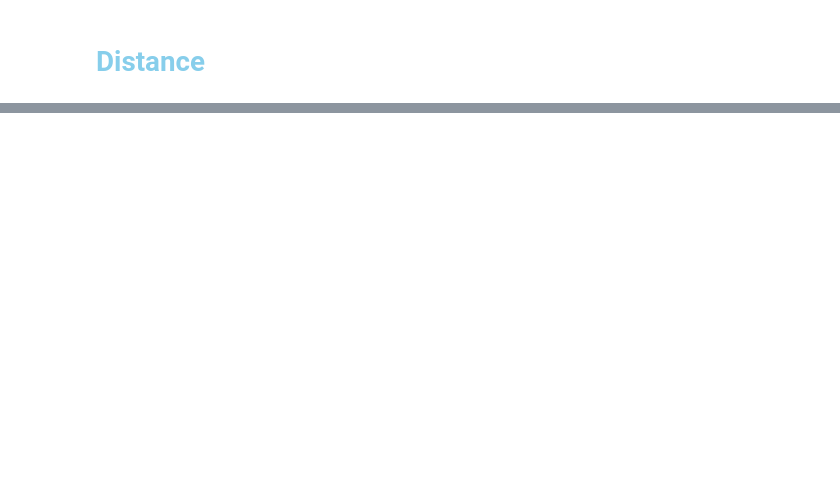
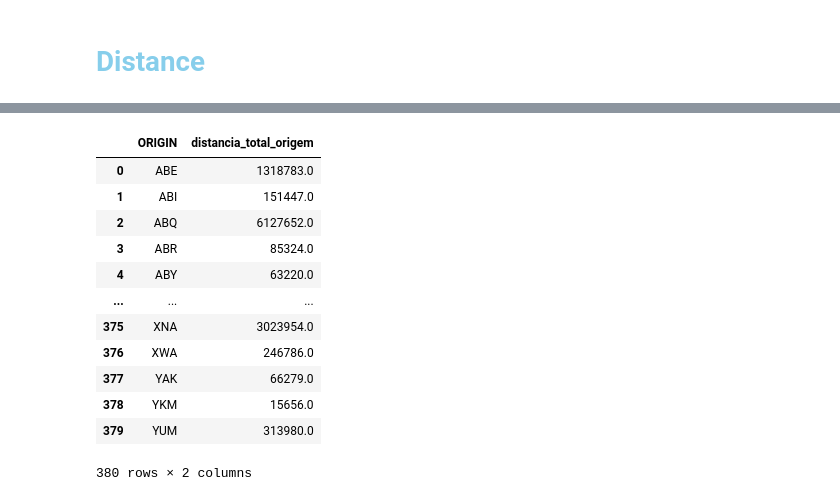
Before and after one commit to BrunoAfonso18/sdw, a Jupyter notebook: flights.ipynb, the cells around one changed output, grey strips where cells are left out. Drawn from its saved outputs; the diff is of its cells as text; code cells hidden in the pictures; blank space fills up the shorter version.

```diff
--- a/flights.ipynb
+++ b/flights.ipynb
@@ -447,2 +480,8 @@ airline_data.head()
 # %% [markdown]
 # <b></span><span style='color:#87CEEB'> Distance</span></b>
+# %%
+df_flights['ROTA'] = df_flights['ORIGIN'] + '-' + df_flights['DEST']
+rotas_ordenadas = df_flights[['ROTA', 'DISTANCE']].drop_duplicates().sort_values(by='DISTANCE', ascending=False)
+rotas_longas = rotas_ordenadas.head(10)
+rotas_curtas = rotas_ordenadas.tail(10)
+rotas_longas
@@ -448,0 +514,17 @@ airline_data.head()
+# %%
+distancia_total_origem = df_flights.groupby('ORIGIN')['DISTANCE'].sum().reset_index(name='distancia_total_origem')
+distancia_total_origem
+# %% [output]
+|  | ORIGIN | distancia_total_origem |
+| 0 | ABE | 1318783.0 |
+| 1 | ABI | 151447.0 |
+| 2 | ABQ | 6127652.0 |
+| 3 | ABR | 85324.0 |
+| 4 | ABY | 63220.0 |
+| ... | ... | ... |
+| 375 | XNA | 3023954.0 |
+| 376 | XWA | 246786.0 |
+| 377 | YAK | 66279.0 |
+| 378 | YKM | 15656.0 |
+| 379 | YUM | 313980.0 |
+380 rows × 2 columns
```
Also changed, not shown: parts of 7 cells of this notebook.
